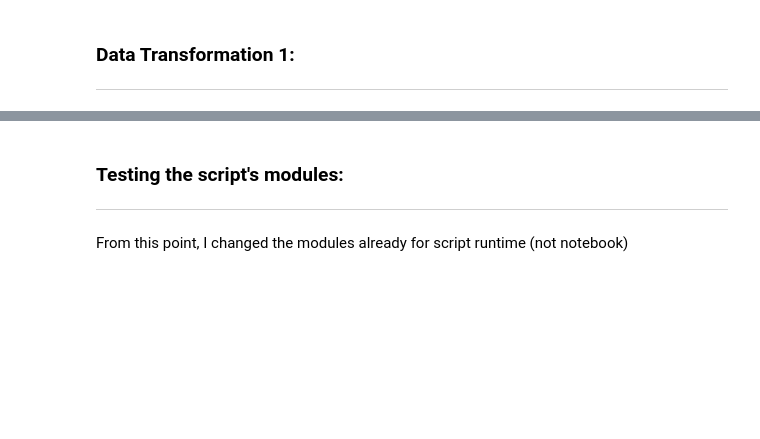
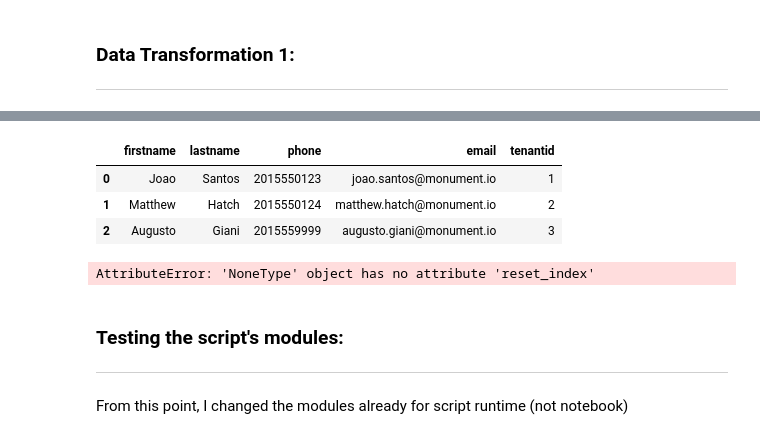
Before and after one commit to Gianini2/defined-schema-migration, a Jupyter notebook: development/development.ipynb, the cells around one changed output, grey strips where cells are left out. Drawn from its saved outputs; the diff is of its cells as text; code cells hidden in the pictures; blank space fills up the shorter version.

Commit message:
fix at tenant, rentalContract

```diff
--- a/development/development.ipynb
+++ b/development/development.ipynb
@@ -627,3 +668,16 @@ def silver_pipeline():
+# %%
+tenant_silver_df
+# %% [output]
+|  | firstname | lastname | phone | email | tenantid |
+| 0 | Joao | Santos | 2015550123 | joao.santos@monument.io | 1 |
+| 1 | Matthew | Hatch | 2015550124 | matthew.hatch@monument.io | 2 |
+| 2 | Augusto | Giani | 2015559999 | augusto.giani@monument.io | 3 |
+# %%
+tenant_silver_df = tenant_silver_df[['firstname', 'lastname', 'phone', 'email']]
+tenant_silver_df = tenant_silver_df.drop_duplicates(inplace=True).reset_index()
+tenant_silver_df
+# %% [output]
+AttributeError: 'NoneType' object has no attribute 'reset_index'
 # %% [markdown]
 ### Testing the script's modules:
 
```
Also changed, not shown: parts of 3 cells of this notebook, 3 other files.
